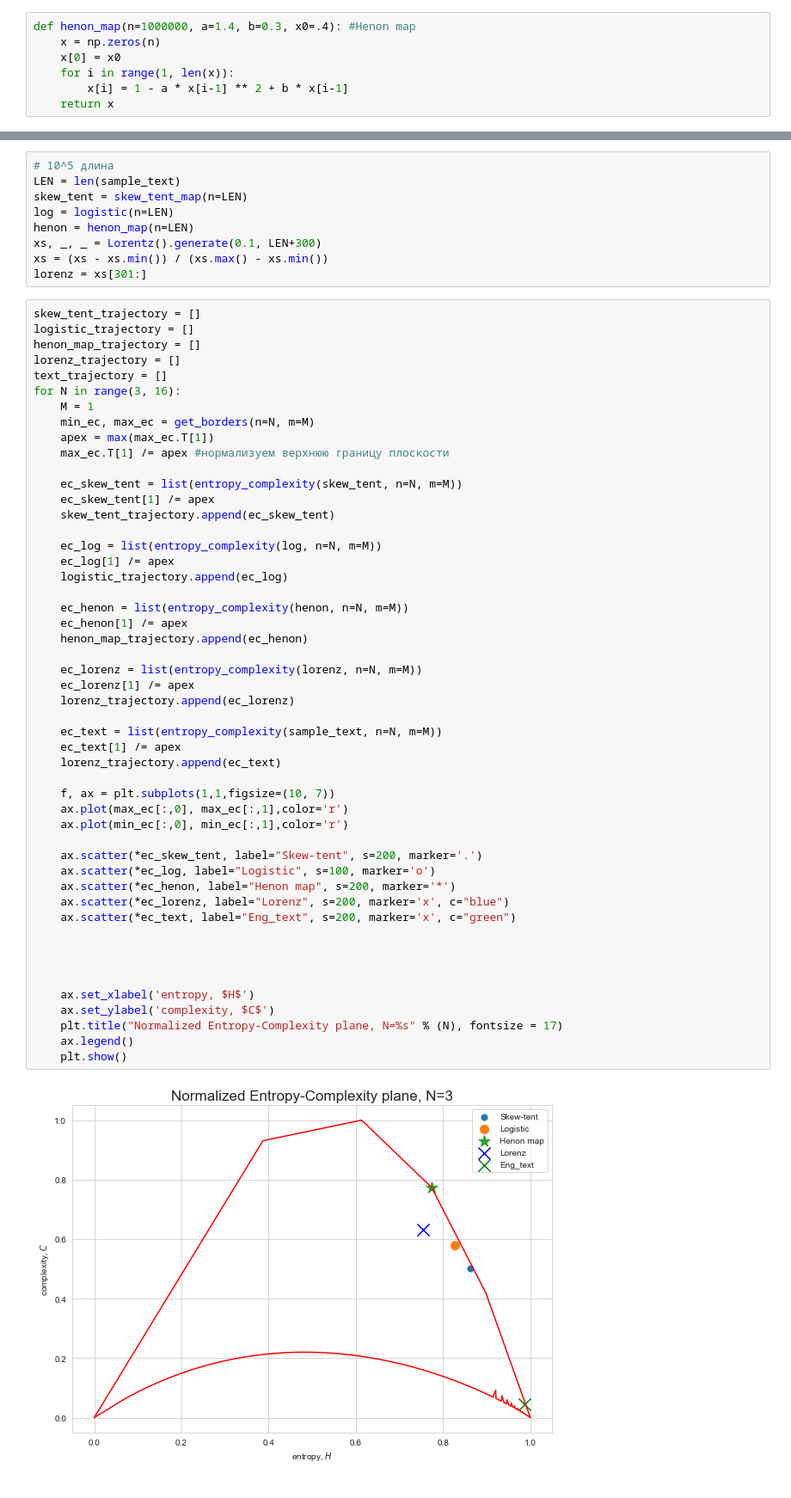
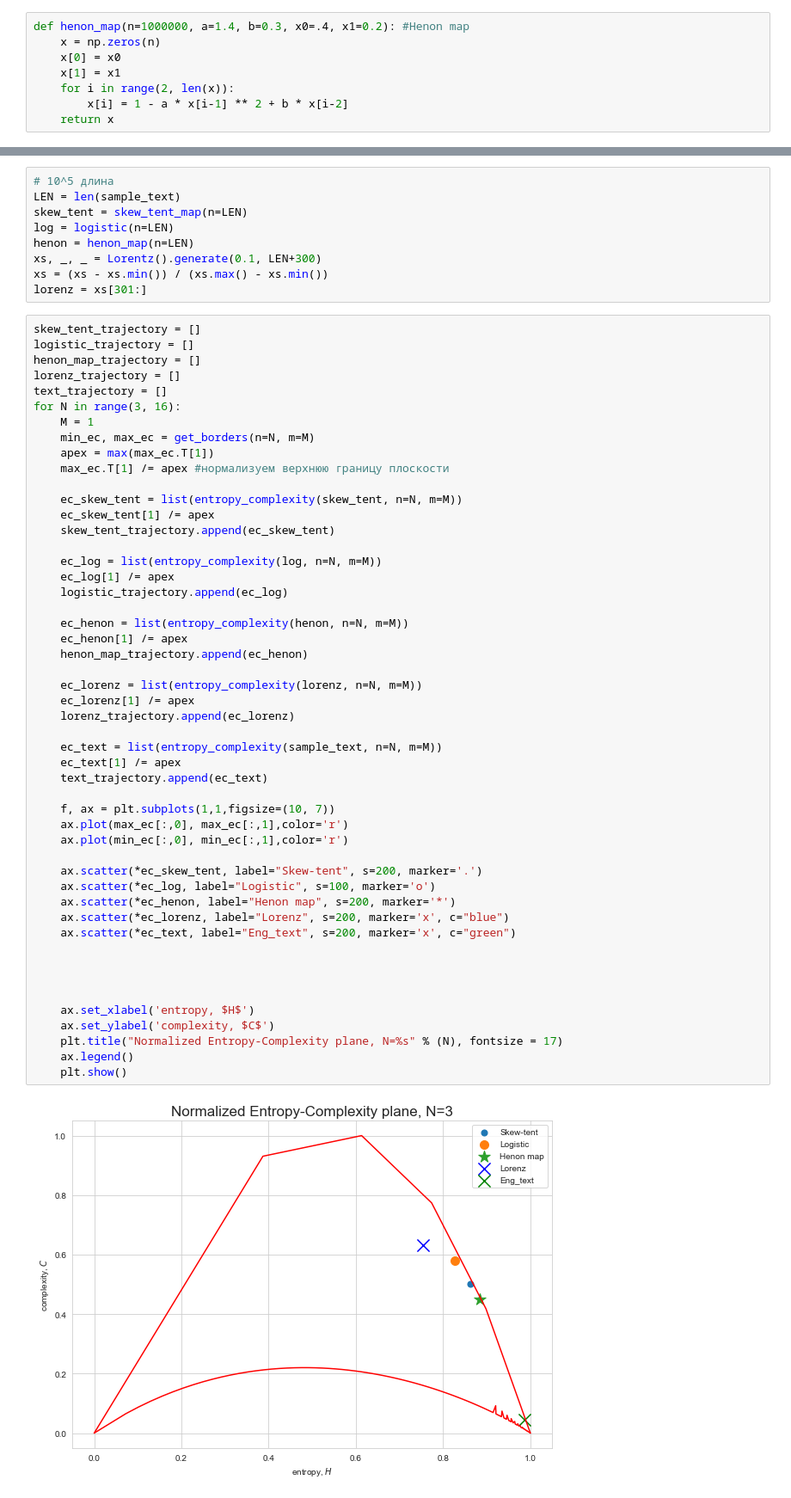
Before and after one commit to BorovTech/He_who_laughs_last, a Jupyter notebook: Entropy_Complexity/Entropy_Complexity_Chaos.ipynb, the cells around one changed output, grey strips where cells are left out. Shown at 86% size. Drawn from its saved outputs; the diff is of its cells as text.

Commit message:
graph_utils added, minor changes

```diff
--- a/Entropy_Complexity/Entropy_Complexity_Chaos.ipynb
+++ b/Entropy_Complexity/Entropy_Complexity_Chaos.ipynb
@@ -144,11 +144,12 @@ def logistic(r=4, n=100000, x0=.4):
         x[i+1] = r*x[i]*(1-x[i])
     return(x)
 # %%
-def henon_map(n=1000000, a=1.4, b=0.3, x0=.4): #Henon map
+def henon_map(n=1000000, a=1.4, b=0.3, x0=.4, x1=0.2): #Henon map
     x = np.zeros(n)
     x[0] = x0
-    for i in range(1, len(x)):
-        x[i] = 1 - a * x[i-1] ** 2 + b * x[i-1]
+    x[1] = x1
+    for i in range(2, len(x)):
+        x[i] = 1 - a * x[i-1] ** 2 + b * x[i-2]
     return x
 # %%
 texts = np.load("eng_texts_svd.npy", allow_pickle=True)
@@ -186,32 +187,32 @@ for N in range(3, 16):
     ec_henon = list(entropy_complexity(henon, n=N, m=M))
     ec_henon[1] /= apex
     henon_map_trajectory.append(ec_henon)
 
     ec_lorenz = list(entropy_complexity(lorenz, n=N, m=M))
     ec_lorenz[1] /= apex
     lorenz_trajectory.append(ec_lorenz)
 
     ec_text = list(entropy_complexity(sample_text, n=N, m=M))
     ec_text[1] /= apex
-    lorenz_trajectory.append(ec_text)
+    text_trajectory.append(ec_text)
 
     f, ax = plt.subplots(1,1,figsize=(10, 7))
     ax.plot(max_ec[:,0], max_ec[:,1],color='r')
     ax.plot(min_ec[:,0], min_ec[:,1],color='r')
 
     ax.scatter(*ec_skew_tent, label="Skew-tent", s=200, marker='.')
     ax.scatter(*ec_log, label="Logistic", s=100, marker='o')
     ax.scatter(*ec_henon, label="Henon map", s=200, marker='*')
     ax.scatter(*ec_lorenz, label="Lorenz", s=200, marker='x', c="blue")
     ax.scatter(*ec_text, label="Eng_text", s=200, marker='x', c="green")
 
 
 
 
     ax.set_xlabel('entropy, $H$')
     ax.set_ylabel('complexity, $C$')
     plt.title("Normalized Entropy-Complexity plane, N=%s" % (N), fontsize = 17)
     ax.legend()
     plt.show()
 # %% [output]
-[figure, old version]
+[figure, new version]
```
Also changed, not shown: parts of 5 cells of this notebook, 1 other file.
